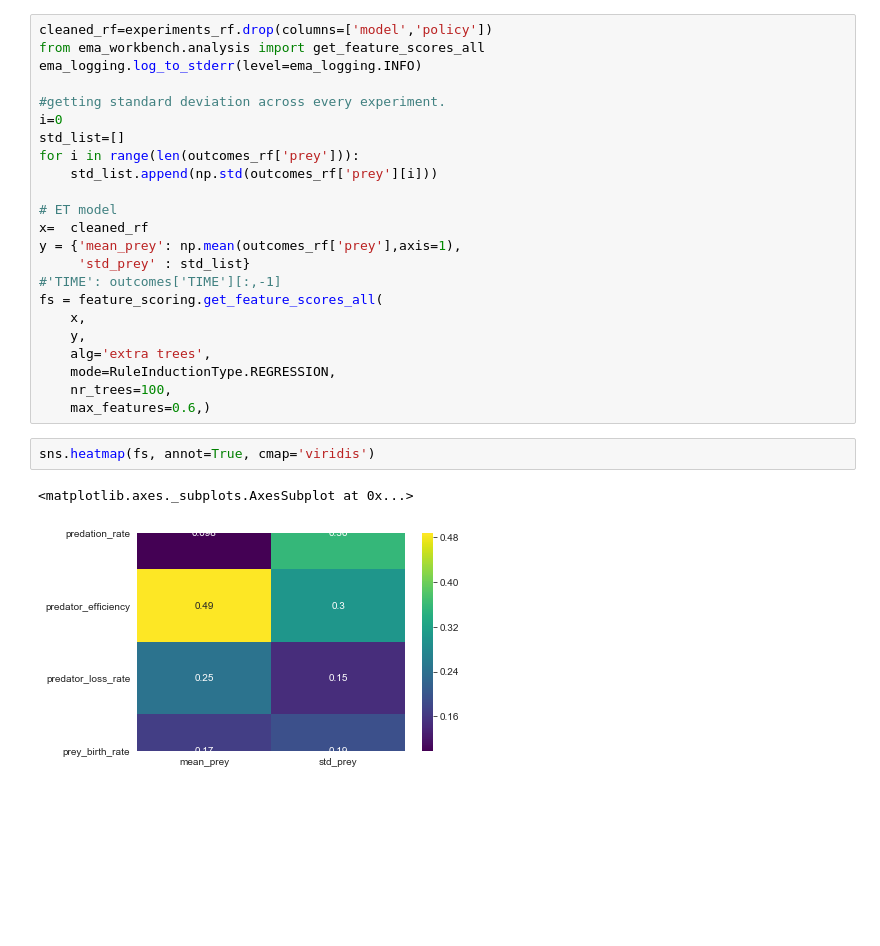
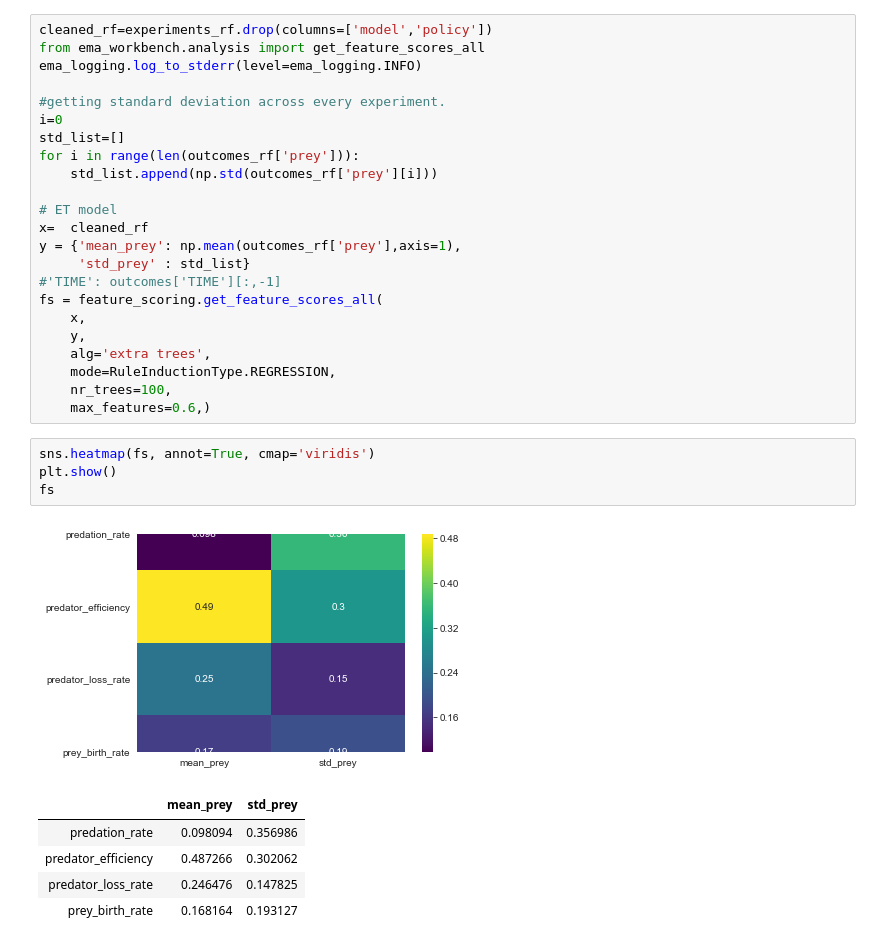
Before and after one commit to aarsundaram/ModelBasedDecisionMaking_Group12, a Jupyter notebook: Group12_assignment 6 - sensitivity analysis.ipynb, the cells around one changed output. Saved outputs shown, nothing was run; the diff lists cells and outputs as text; blank space fills up the shorter version.

```diff
--- a/Group12_assignment 6 - sensitivity analysis.ipynb
+++ b/Group12_assignment 6 - sensitivity analysis.ipynb
@@ -422,6 +422,12 @@ fs = feature_scoring.get_feature_scores_all(
     max_features=0.6,)
 # %%
 sns.heatmap(fs, annot=True, cmap='viridis')
+plt.show()
+fs
 # %% [output]
-<matplotlib.axes._subplots.AxesSubplot at 0x...>
 [figure]
+|  | mean_prey | std_prey |
+| predation_rate | 0.098094 | 0.356986 |
+| predator_efficiency | 0.487266 | 0.302062 |
+| predator_loss_rate | 0.246476 | 0.147825 |
+| prey_birth_rate | 0.168164 | 0.193127 |
```
